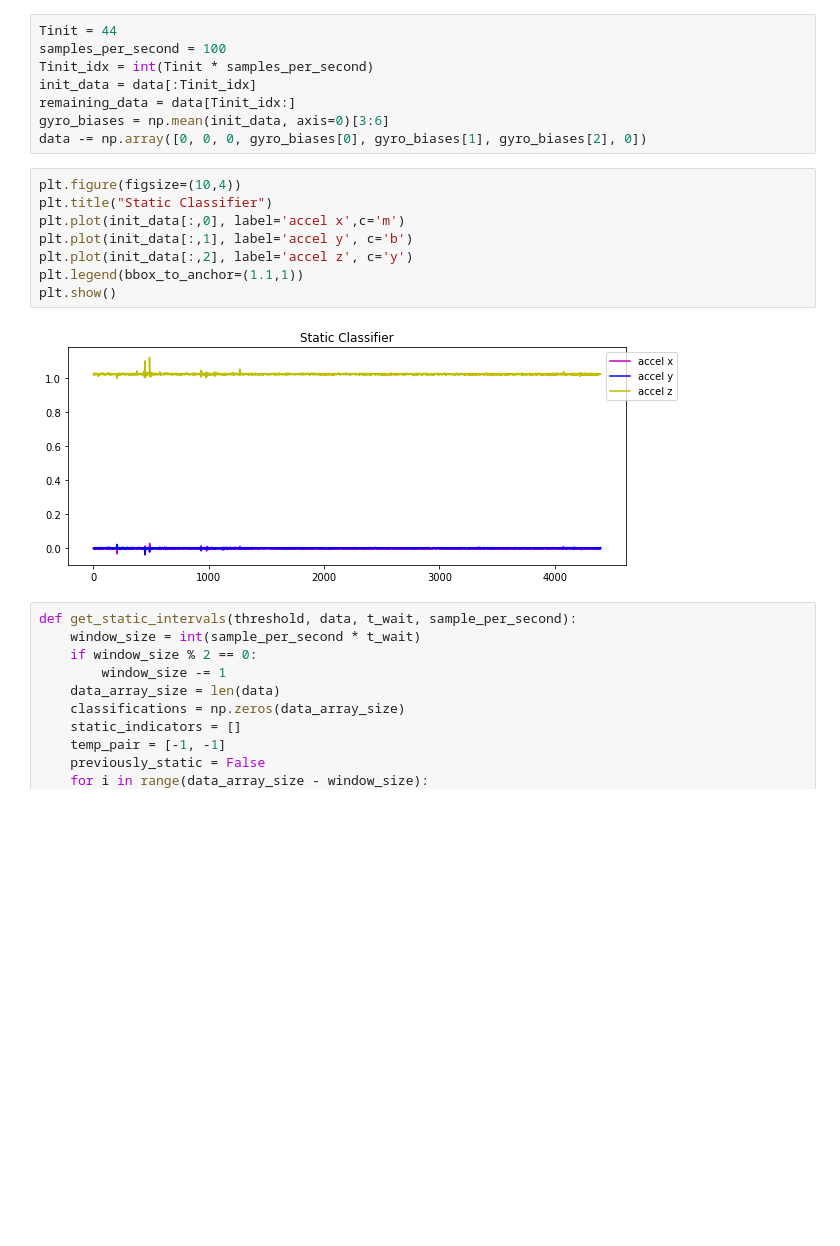
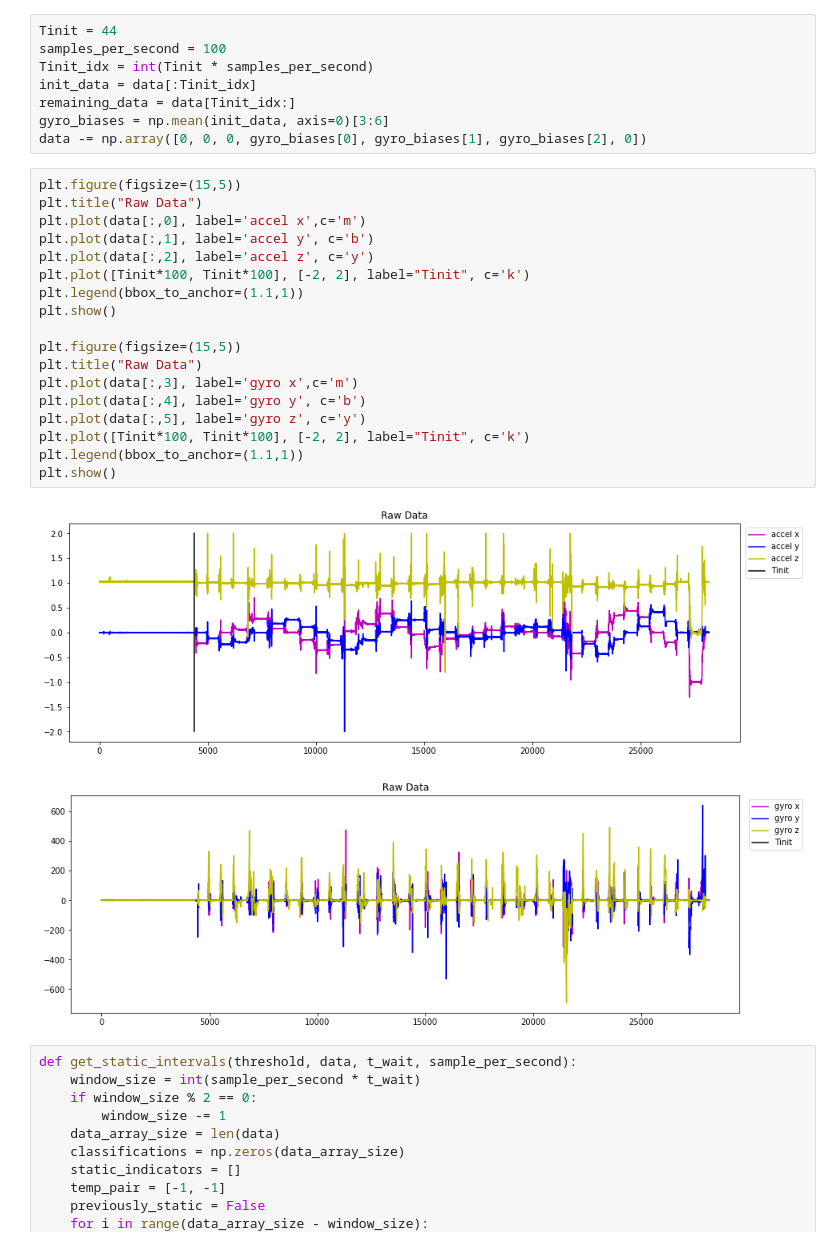
Before and after one commit to PHIL-MQP/phil, a Jupyter notebook: python/notebooks/IMU Calibration.ipynb, the cells around one changed output. Cells and saved outputs as stored; diff of their text form; blank space fills up the shorter version.

Commit message:
Added gyro calibraiton in jupyter notebook

```diff
--- a/python/notebooks/IMU Calibration.ipynb
+++ b/python/notebooks/IMU Calibration.ipynb
@@ -104,15 +115,26 @@ remaining_data = data[Tinit_idx:]
 gyro_biases = np.mean(init_data, axis=0)[3:6]
 data -= np.array([0, 0, 0, gyro_biases[0], gyro_biases[1], gyro_biases[2], 0])
 # %%
-plt.figure(figsize=(10,4))
-plt.title("Static Classifier")
-plt.plot(init_data[:,0], label='accel x',c='m')
-plt.plot(init_data[:,1], label='accel y', c='b')
-plt.plot(init_data[:,2], label='accel z', c='y')
+plt.figure(figsize=(15,5))
+plt.title("Raw Data")
+plt.plot(data[:,0], label='accel x',c='m')
+plt.plot(data[:,1], label='accel y', c='b')
+plt.plot(data[:,2], label='accel z', c='y')
+plt.plot([Tinit*100, Tinit*100], [-2, 2], label="Tinit", c='k')
 plt.legend(bbox_to_anchor=(1.1,1))
 plt.show()
+
+plt.figure(figsize=(15,5))
+plt.title("Raw Data")
+plt.plot(data[:,3], label='gyro x',c='m')
+plt.plot(data[:,4], label='gyro y', c='b')
+plt.plot(data[:,5], label='gyro z', c='y')
+plt.plot([Tinit*100, Tinit*100], [-2, 2], label="Tinit", c='k')
+plt.legend(bbox_to_anchor=(1.1,1))
+plt.show()
 # %% [output]
-[figure, old version]
+[figure, new version]
+[figure, added]
 # %%
 def get_static_intervals(threshold, data, t_wait, sample_per_second):
     window_size = int(sample_per_second * t_wait)
```
Also changed, not shown: parts of 11 cells of this notebook.
